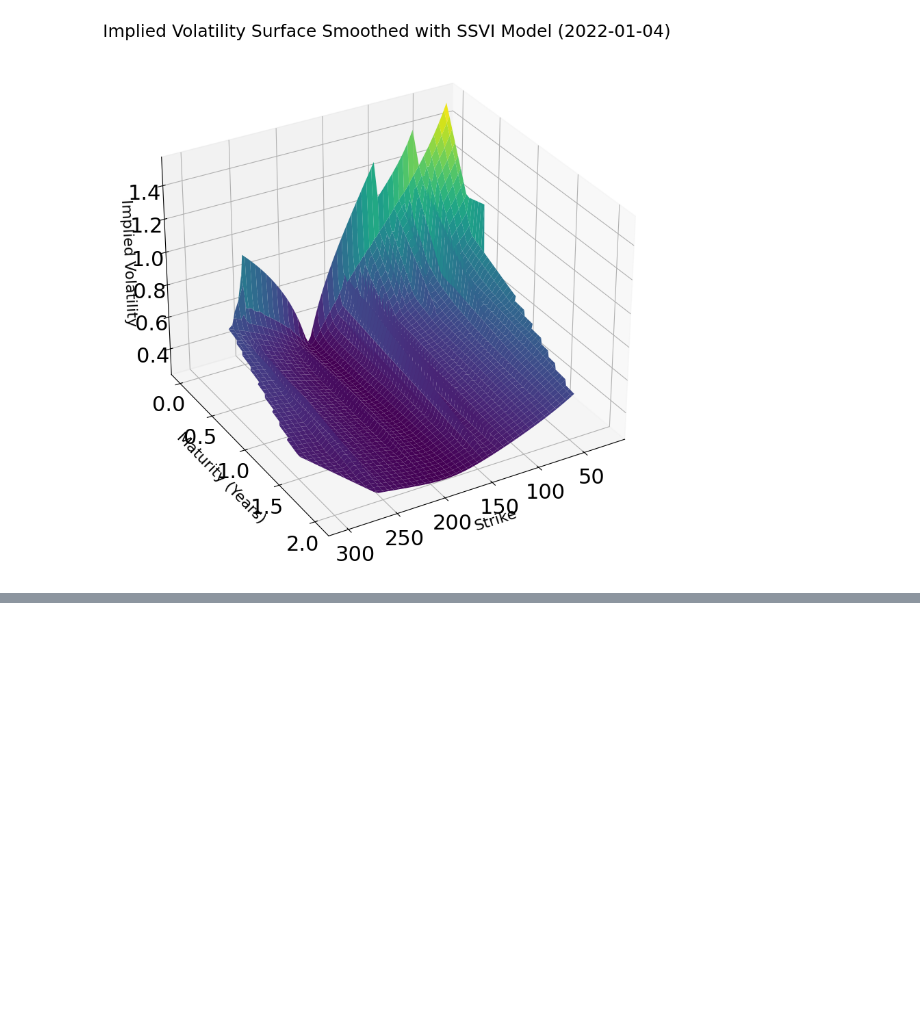
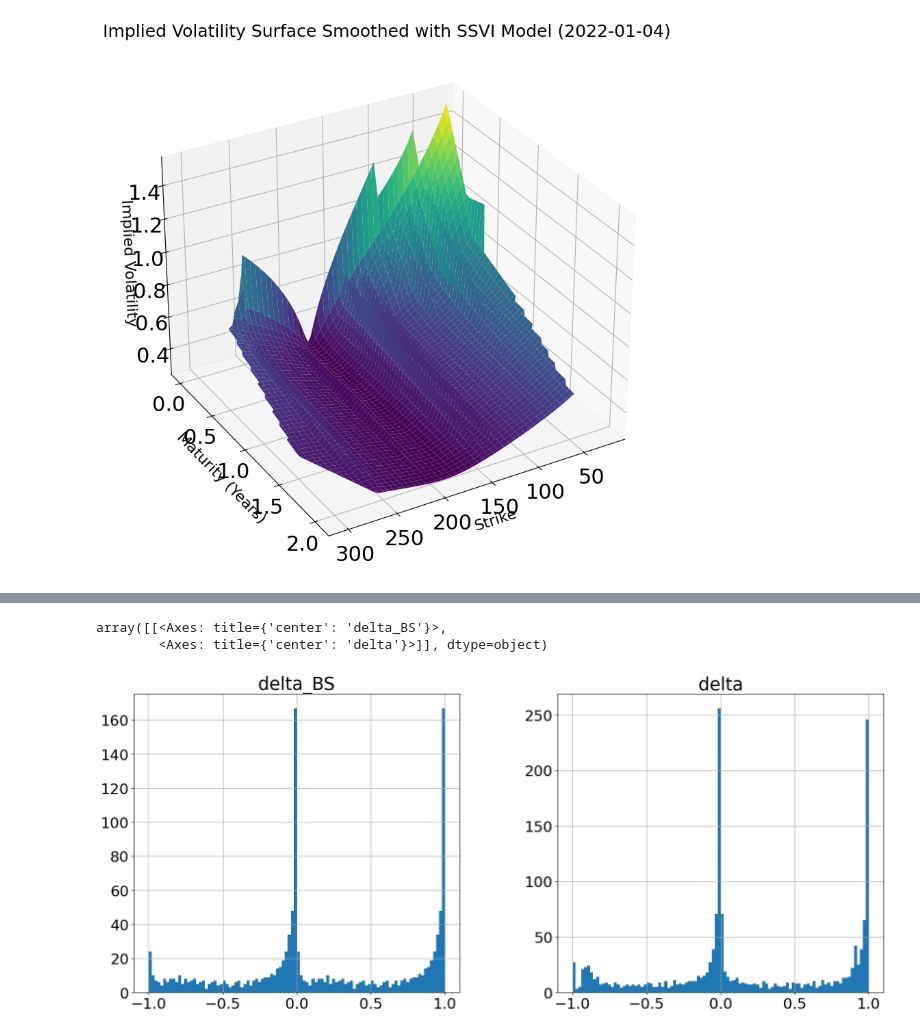
Before and after one commit to BaptisteZloch/Dauphine-Lecture-Volatility, a Jupyter notebook: notebooks/Lecture_2.ipynb, the cells around one changed output, grey strips where cells are left out. Saved outputs shown, nothing was run; the diff lists cells and outputs as text; code cells hidden in the pictures; blank space fills up the shorter version.

```diff
--- a/notebooks/Lecture_2.ipynb
+++ b/notebooks/Lecture_2.ipynb
@@ -384,0 +429,6 @@ ax.view_init(elev=30, azim=60)  # Adjust azimuth and elevation as needed
+# %%
+df_options[['delta_BS',"delta"]].hist(bins=100, figsize=(20,8))
+# %% [output]
+array([[<Axes: title={'center': 'delta_BS'}>,
+        <Axes: title={'center': 'delta'}>]], dtype=object)
+[figure, added]
```
Also changed, not shown: parts of 14 cells of this notebook.
